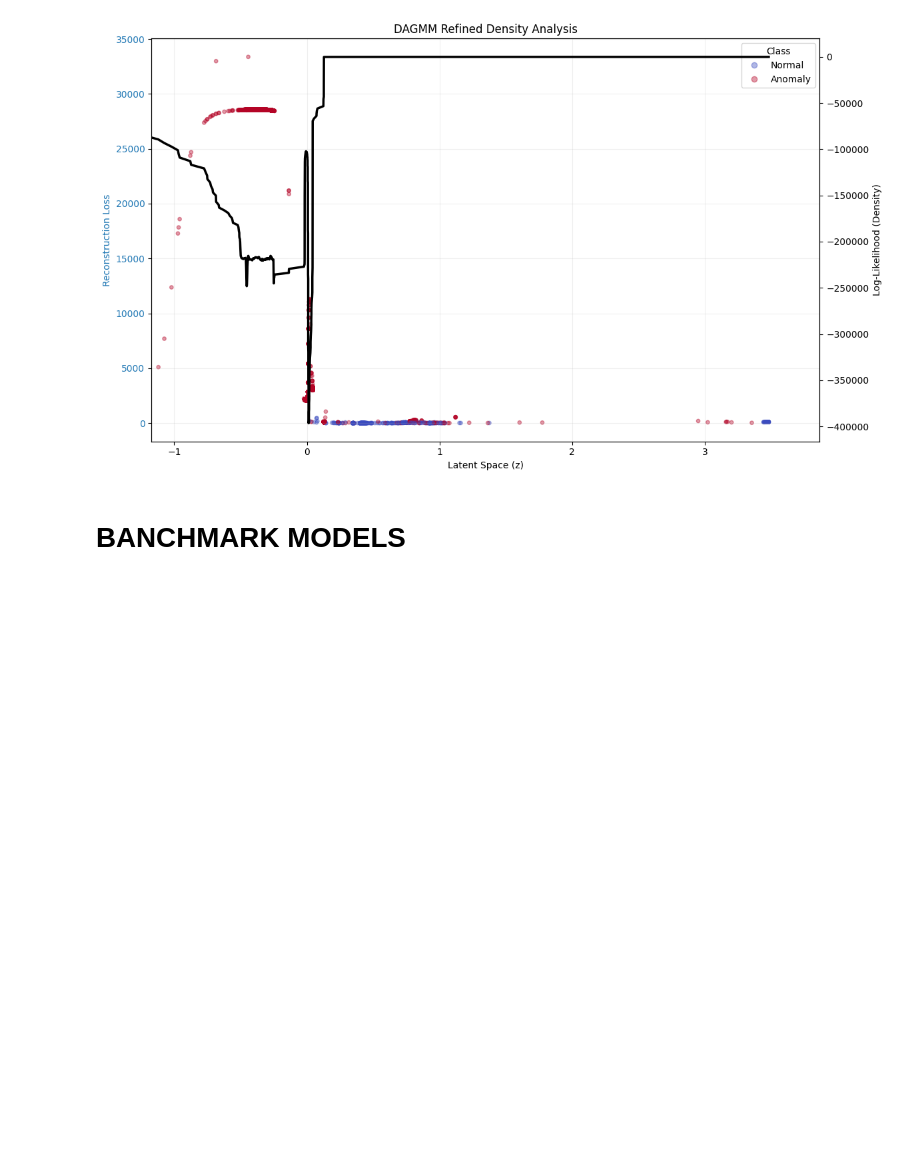
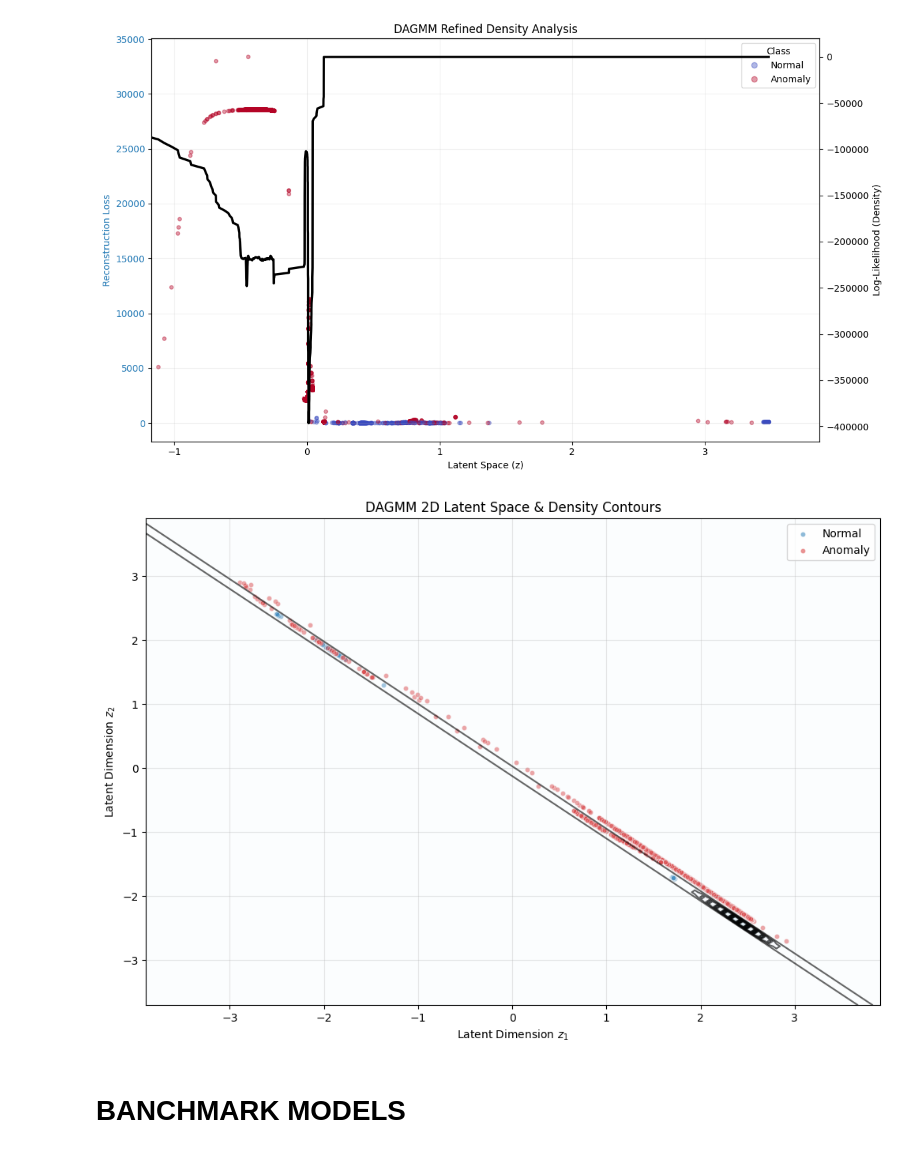
Before and after one commit to pietromihelj/Unsupervised_learning, a Jupyter notebook: exam/DAGMM.ipynb, the cells around one changed output. Saved outputs shown, nothing was run; the diff lists cells and outputs as text; code cells hidden in the pictures; blank space fills up the shorter version.

```diff
--- a/exam/DAGMM.ipynb
+++ b/exam/DAGMM.ipynb
@@ -534,5 +583,9 @@ plot_refined_dagmm_analysis(model, X_test[:10000], y_test[:10000])
 # %% [output]
 [figure]
+# %%
+plot_dagmm_2d_analysis(model, X_test[:5000], y_test[:5000])
+# %% [output]
+[figure, added]
 # %% [markdown]
 # BANCHMARK MODELS
 # %% [markdown]
```
Also changed, not shown: parts of 18 cells of this notebook, 2 other files.
